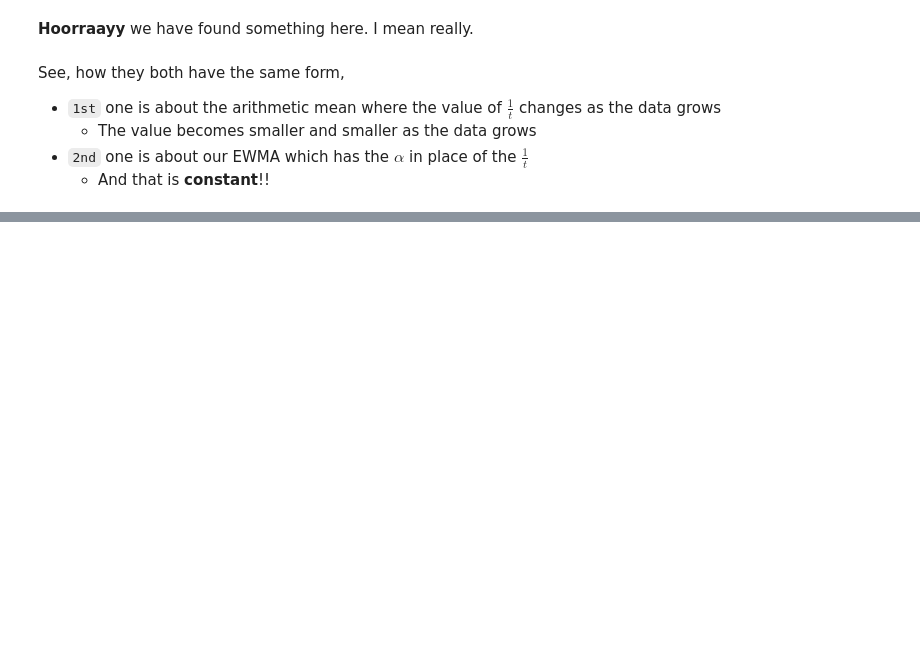
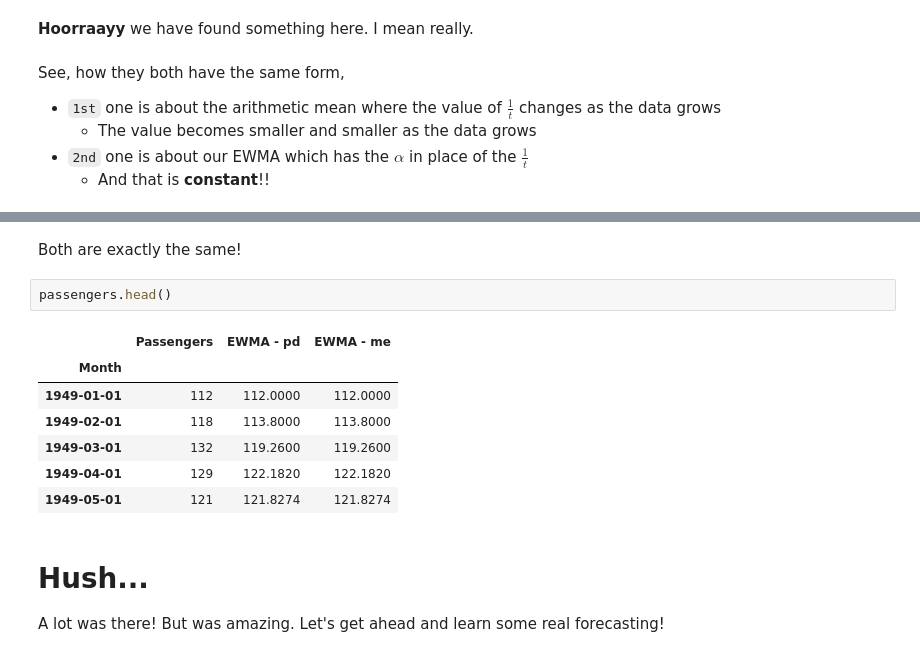
Before and after one commit to AayushSameerShah/TimeSeries-Forecasting, a Jupyter notebook: 2. Exponential Smoothing and ETS/3. EWMA.ipynb, the cells around one changed output, grey strips where cells are left out. Drawn from its saved outputs; the diff is of its cells as text; blank space fills up the shorter version.

```diff
--- a/2. Exponential Smoothing and ETS/3. EWMA.ipynb
+++ b/2. Exponential Smoothing and ETS/3. EWMA.ipynb
@@ -166,0 +274,15 @@ The claim looks ***flipped*** isn't it?
+# %% [markdown]
+Both are exactly the same!
+# %%
+passengers.head()
+# %% [output]
+|  | Passengers | EWMA - pd | EWMA - me |
+| Month |  |  |  |
+| 1949-01-01 | 112 | 112.0000 | 112.0000 |
+| 1949-02-01 | 118 | 113.8000 | 113.8000 |
+| 1949-03-01 | 132 | 119.2600 | 119.2600 |
+| 1949-04-01 | 129 | 122.1820 | 122.1820 |
+| 1949-05-01 | 121 | 121.8274 | 121.8274 |
+# %% [markdown]
+# Hush...
+A lot was there! But was amazing. Let's get ahead and learn some real forecasting!
```
Also changed, not shown: parts of 27 cells of this notebook.
